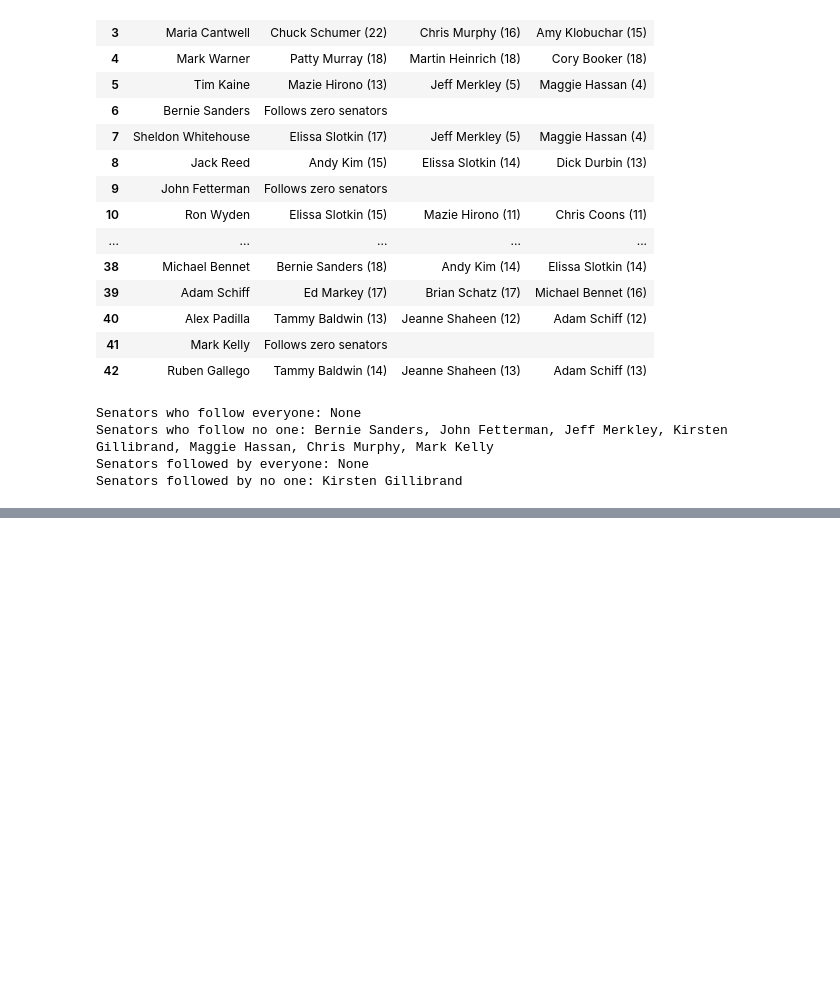
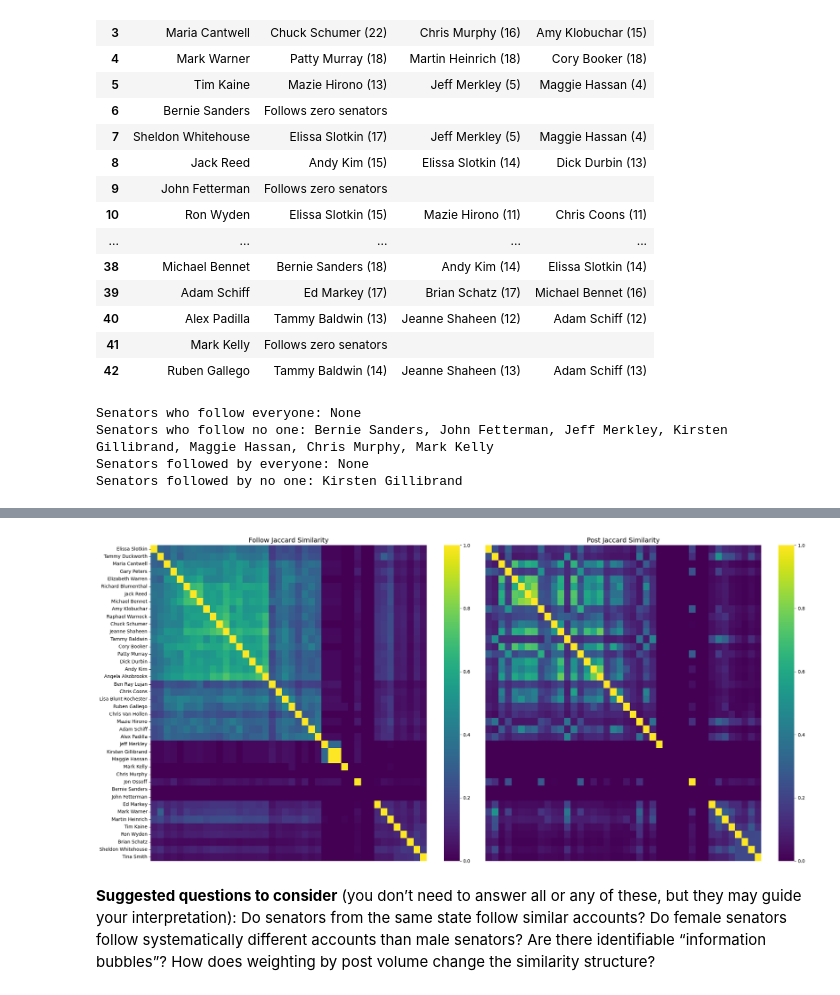
Before and after one commit to abrandontran/5350-Social-Algorithms, a Jupyter notebook: Assignment 2/part1.ipynb, the cells around one changed output, grey strips where cells are left out. Cells and saved outputs as stored; diff of their text form; code cells hidden in the pictures; blank space fills up the shorter version.

```diff
--- a/Assignment 2/part1.ipynb
+++ b/Assignment 2/part1.ipynb
@@ -441,0 +705,35 @@ Visualization and analysis
+# %%
+# ============================================================================
+# 1. Create two heatmaps: one for follow Jaccard similarity, one for post
+#    Jaccard similarity.
+# ============================================================================
+
+# Initialize a figure that will contain the two heatmaps
+fig, (ax1, ax2) = plt.subplots(1, 2, figsize=(22, 10))
+
+# Create the heatmap for follow Jaccard similarity
+sns.heatmap(
+    df_follow_sorted,
+    ax=ax1,
+    cmap='viridis',
+    xticklabels=False,
+    yticklabels=True
+)
+ax1.set_title('Follow Jaccard Similarity', fontsize=14)
+
+# Create the heatmap for post Jaccard similarity
+sns.heatmap(
+    df_post_sorted,
+    ax=ax2,
+    cmap='viridis',
+    xticklabels=False,
+    yticklabels=False
+)
+ax2.set_title('Post Jaccard Similarity', fontsize=14)
+
+plt.tight_layout()
+plt.show()
+# %% [output]
+[figure, added]
+# %% [markdown]
+**Suggested questions to consider** (you don’t need to answer all or any of these, but they may guide your interpretation): Do senators from the same state follow similar accounts? Do female senators follow systematically different accounts than male senators? Are there identifiable “information bubbles”? How does weighting by post volume change the similarity structure?
```
Also changed, not shown: parts of 17 cells of this notebook.
